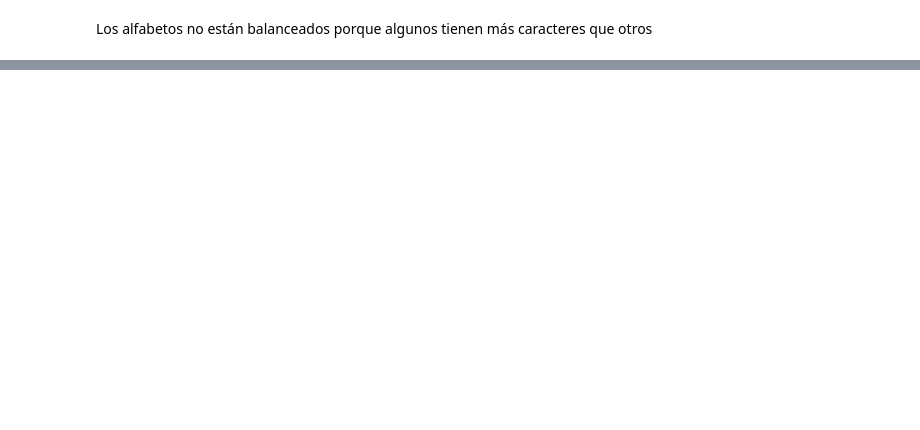
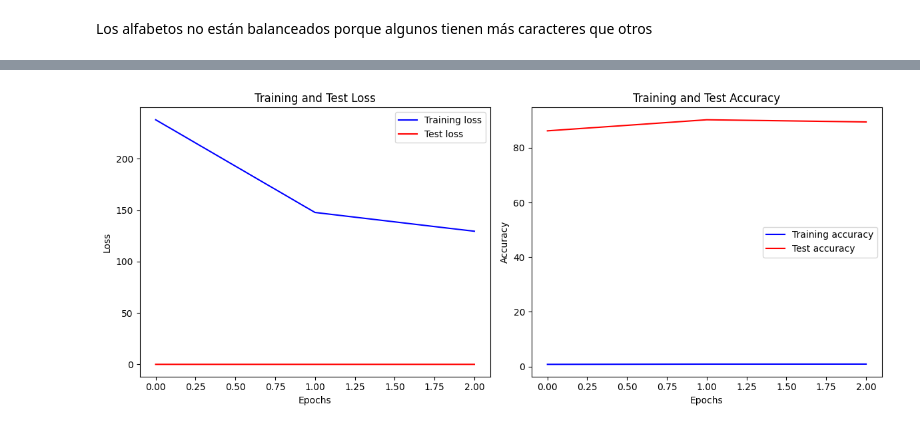
Before and after one commit to VicenteGM123/proyectoAP, a Jupyter notebook: NotebookProyectoAP.ipynb, the cells around one changed output, grey strips where cells are left out. Cells and saved outputs as stored; diff of their text form; code cells hidden in the pictures; blank space fills up the shorter version.

```diff
--- a/NotebookProyectoAP.ipynb
+++ b/NotebookProyectoAP.ipynb
@@ -246,6 +247,8 @@ class LearningAnalyzer():
         self.model_pretrained = SiameseNet(pretrained=True).to(device)
         self.hparams = hparams
         self.threshold = 0.5
+        self.ovrl_history = dict()
+
 
     def train(self, model, train_loader, test_loader):
       loss_fn = nn.BCELoss()
@@ -301,7 +304,6 @@ class LearningAnalyzer():
           ovrl_history['train']['acc'].append(epoch_acc)
           ovrl_history['test']['loss'].append(test_loss)
           ovrl_history['test']['acc'].append(test_acc)
-
       return ovrl_history
 
 
@@ -330,7 +332,7 @@ class LearningAnalyzer():
     def generate_report(self, train_loader, test_loader):
       ''' Retorna un reporte con los diferentes entrenamientos (diferentes datasets) '''
 
-      pretrained_history = self.train(self.model_pretrained, train_loader, test_loader)
+      self.ovrl_history = self.train(self.model_pretrained, train_loader, test_loader)
 # %%
 hparams = {"lr": 0.0005 , "batch_size": 32, "n_epochs": 3, "input_size": 224}
 analyzer = LearningAnalyzer(TRAIN_IMAGES_DIR_BASE, hparams)
@@ -362,0 +368,32 @@ fig.show()
+# %%
+def plot_accuracy_loss(ovrl_history):
+    train_loss = ovrl_history['train']['loss']
+    train_acc = ovrl_history['train']['acc']
+    test_loss = ovrl_history['test']['loss']
+    test_acc = ovrl_history['test']['acc']
+
+    epochs = range(len(train_loss))
+
+    plt.figure(figsize=(12, 5))
+    plt.subplot(1, 2, 1)
+    plt.plot(epochs, train_loss, 'b', label='Training loss')
+    plt.plot(epochs, test_loss, 'r', label='Test loss')
+    plt.title('Training and Test Loss')
+    plt.xlabel('Epochs')
+    plt.ylabel('Loss')
+    plt.legend()
+
+    plt.subplot(1, 2, 2)
+    plt.plot(epochs, train_acc, 'b', label='Training accuracy')
+    plt.plot(epochs, test_acc, 'r', label='Test accuracy')
+    plt.title('Training and Test Accuracy')
+    plt.xlabel('Epochs')
+    plt.ylabel('Accuracy')
+    plt.legend()
+
+    plt.tight_layout()
+    plt.show()
+
+plot_accuracy_loss(analyzer.ovrl_history)
+# %% [output]
+[figure, added]
```
Also changed, not shown: parts of 8 cells of this notebook.
